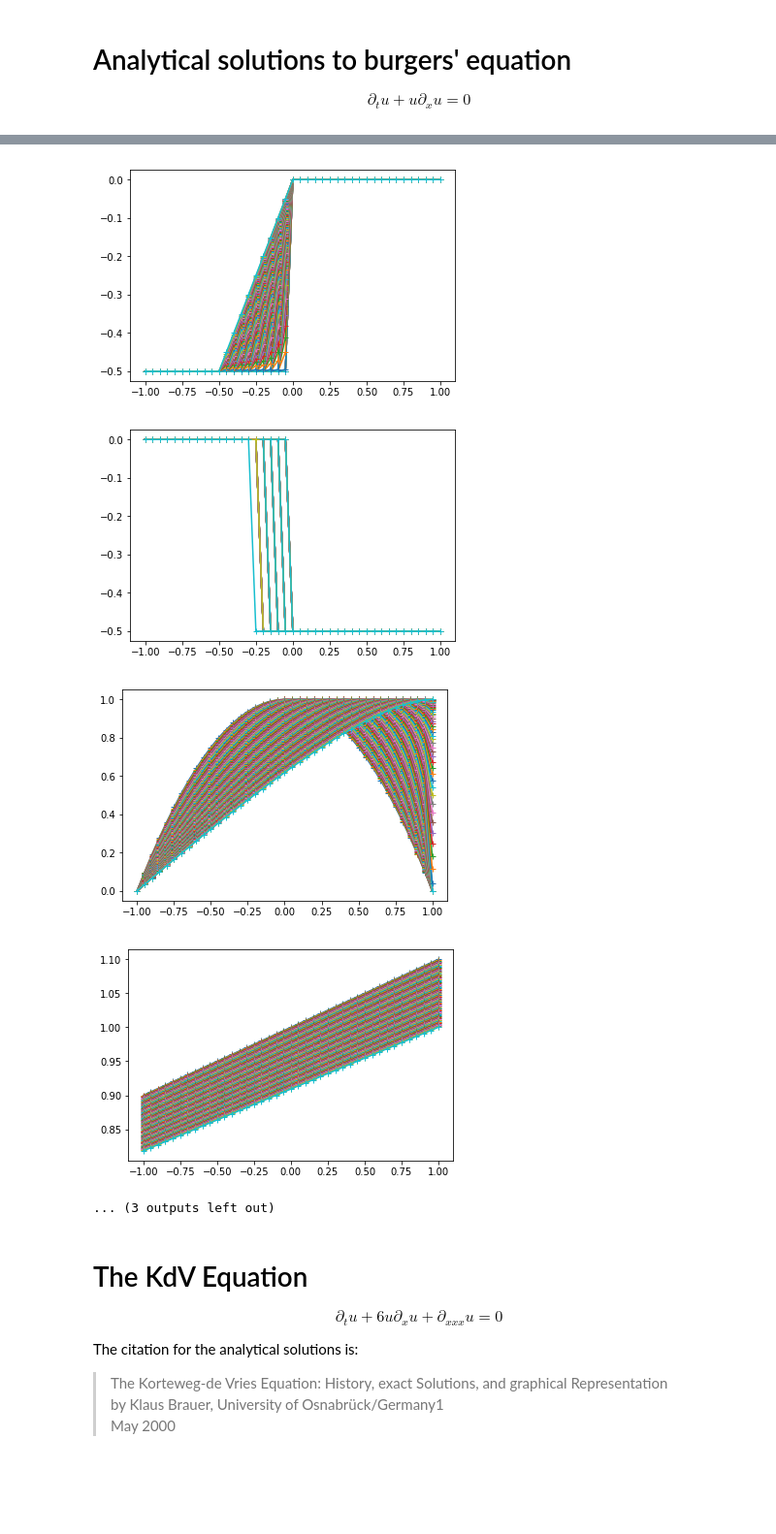
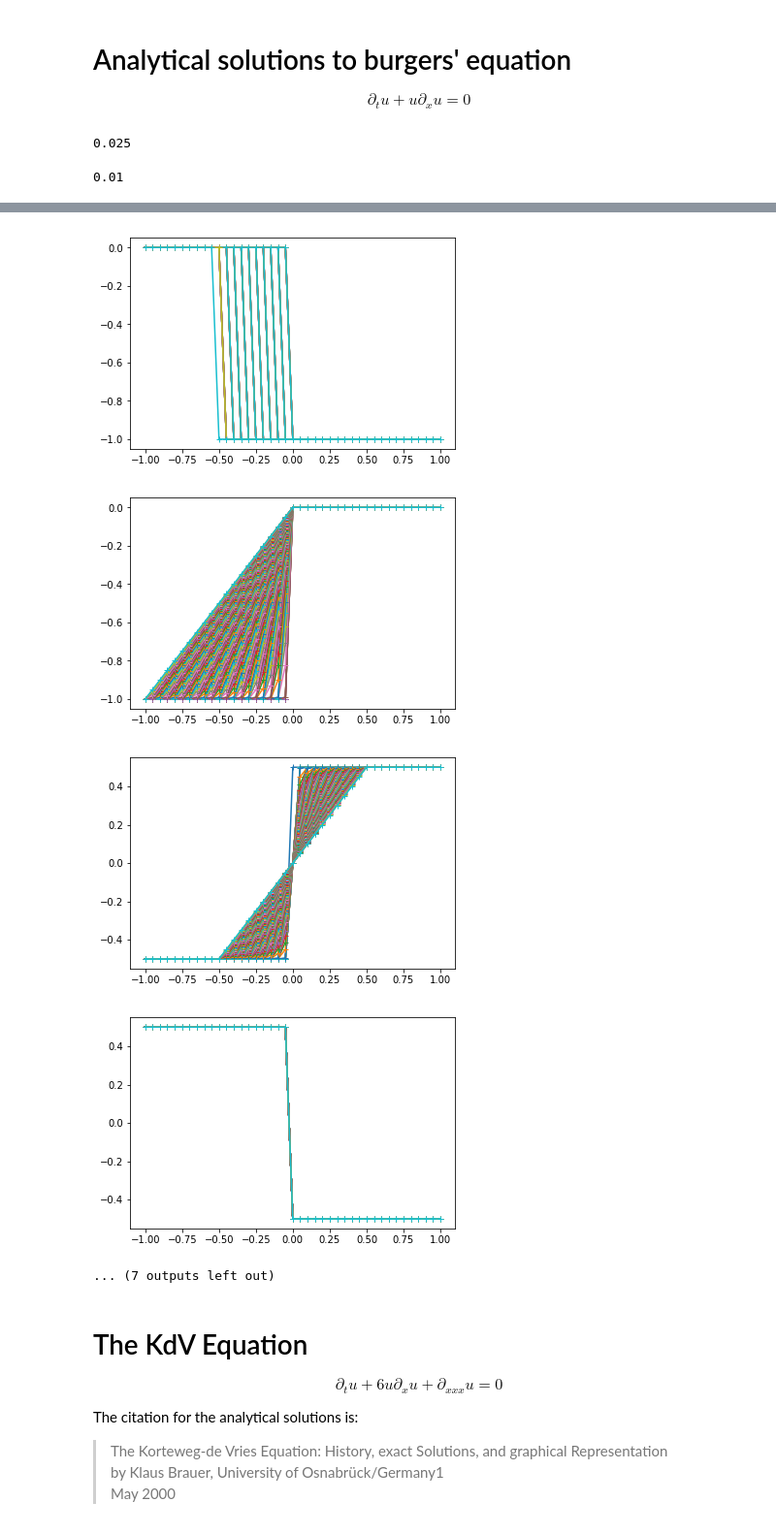
Before and after one commit to afqueiruga/nn_1d_pde, a Jupyter notebook: analytical_solutions.ipynb, the cells around one changed output, grey strips where cells are left out. Shown at 97% size. Drawn from its saved outputs; the diff is of its cells as text; code cells hidden in the pictures; blank space fills up the shorter version.

```diff
--- a/analytical_solutions.ipynb
+++ b/analytical_solutions.ipynb
@@ -33,3 +37,11 @@ def plot_stack_and_save(SOLS, xlim, tlim, fname):
+# %%
+Dx/2.0
+# %% [output]
+0.025
+# %%
+Dt
+# %% [output]
+0.01
 # %%
 def make_linear(a,b):
     def linear(x,t):
@@ -55,21 +67,25 @@ def parabola(x,t):
         return 1.0 - (1.0-np.sqrt(1.0+4.0*t*(t-x)) )**2.0 / (2.0*t)**2.0
 # %%
 SOLS = [
-    make_linear(-0.9,0),
-    make_linear(0.9,0),
-    riemann(1.0,2.0),
-    riemann(2.0,-1.0),
-    riemann(-1.0,-2.0),
-    riemann(-2.0,-1.0),
-    riemann(0.5,0.0),
-    riemann(0.0,0.5),
-    riemann(-0.5,0.0),
-    riemann(0.0,-0.5),
+    make_linear(-0.5,0),
+    make_linear(0.5,0),
+    riemann(0.1,1.0),
+    riemann(1.0,0.1),
+    riemann(-0.1,-1.0),
+    riemann(-1.0,-0.1),
+    riemann(1.0,0.0),
+    riemann(0.0,1.0),
+    riemann(0.0,-1.0),
+    riemann(-1.0,0.0),
+    riemann(-0.5,0.5),
+    riemann(0.5,-0.5),
+    riemann(-1.0,0.9),
+    riemann(1.0,-0.9),
     parabola,
     make_linear(.1,1),
     make_linear(-.1,-1),
-    make_linear(.1,2),
-    make_linear(-.1,-2),
+    make_linear(.1,0.5),
+    make_linear(-.1,-0.5),
 ]
 plot_stack_and_save(SOLS, (-1,1,Nx), (0,1,Nt), "burgers")
 # %% [output]
@@ -84,8 +100,8 @@ plot_stack_and_save(SOLS, (-1,1,Nx), (0,1,Nt), "burgers")
-[figure, old version]
+[figure, new version]
-[figure, old version]
+[figure, new version]
-[figure, old version]
+[figure, new version]
-[figure, old version]
+[figure, new version]
-... (3 outputs left out)
+... (7 outputs left out)
 # %% [markdown]
 # The KdV Equation
 \begin{equation}
```
Also changed, not shown: parts of 3 cells of this notebook, 1 other file.
